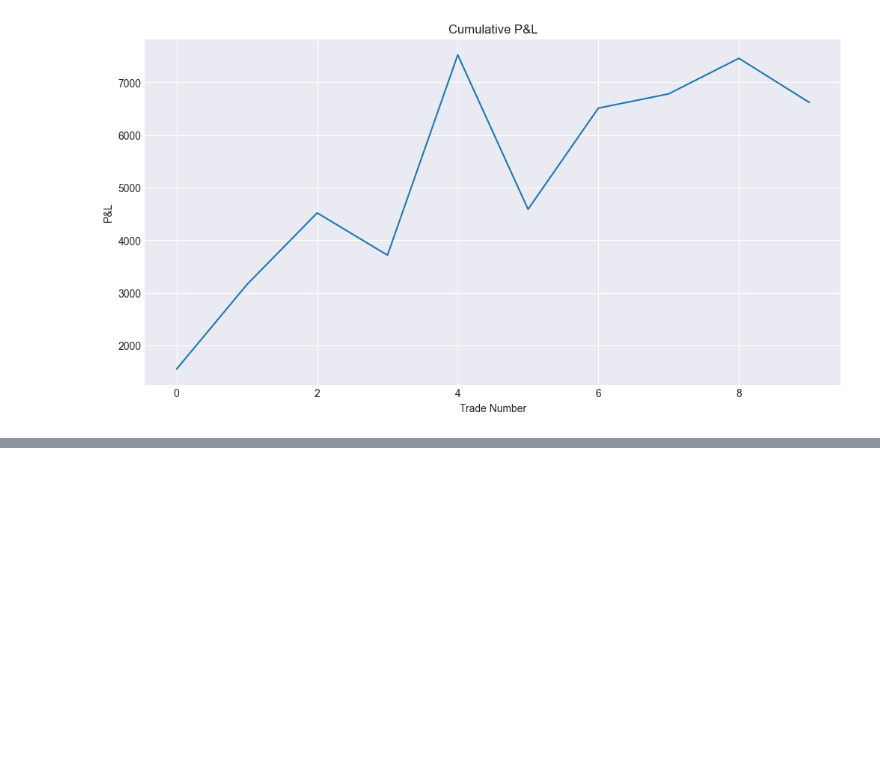
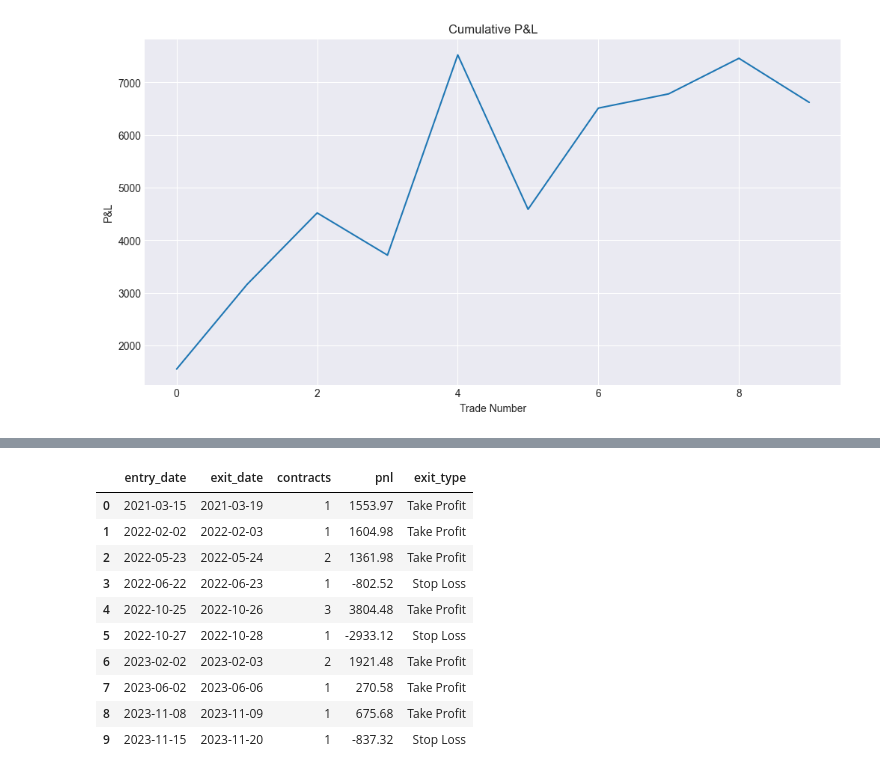
Before and after one commit to anthonymakarewicz/volatility-trading, a Jupyter notebook: skew_trading.ipynb, the cells around one changed output, grey strips where cells are left out. Saved outputs shown, nothing was run; the diff lists cells and outputs as text; code cells hidden in the pictures; blank space fills up the shorter version.

```diff
--- a/skew_trading.ipynb
+++ b/skew_trading.ipynb
@@ -1230,0 +1313,14 @@ plt.show()
+# %%
+trades[["entry_date", "exit_date", "contracts", "pnl", "exit_type"]]
+# %% [output]
+|  | entry_date | exit_date | contracts | pnl | exit_type |
+| 0 | 2021-03-15 | 2021-03-19 | 1 | 1553.97 | Take Profit |
+| 1 | 2022-02-02 | 2022-02-03 | 1 | 1604.98 | Take Profit |
+| 2 | 2022-05-23 | 2022-05-24 | 2 | 1361.98 | Take Profit |
+| 3 | 2022-06-22 | 2022-06-23 | 1 | -802.52 | Stop Loss |
+| 4 | 2022-10-25 | 2022-10-26 | 3 | 3804.48 | Take Profit |
+| 5 | 2022-10-27 | 2022-10-28 | 1 | -2933.12 | Stop Loss |
+| 6 | 2023-02-02 | 2023-02-03 | 2 | 1921.48 | Take Profit |
+| 7 | 2023-06-02 | 2023-06-06 | 1 | 270.58 | Take Profit |
+| 8 | 2023-11-08 | 2023-11-09 | 1 | 675.68 | Take Profit |
+| 9 | 2023-11-15 | 2023-11-20 | 1 | -837.32 | Stop Loss |
```
Also changed, not shown: parts of 16 cells of this notebook.
